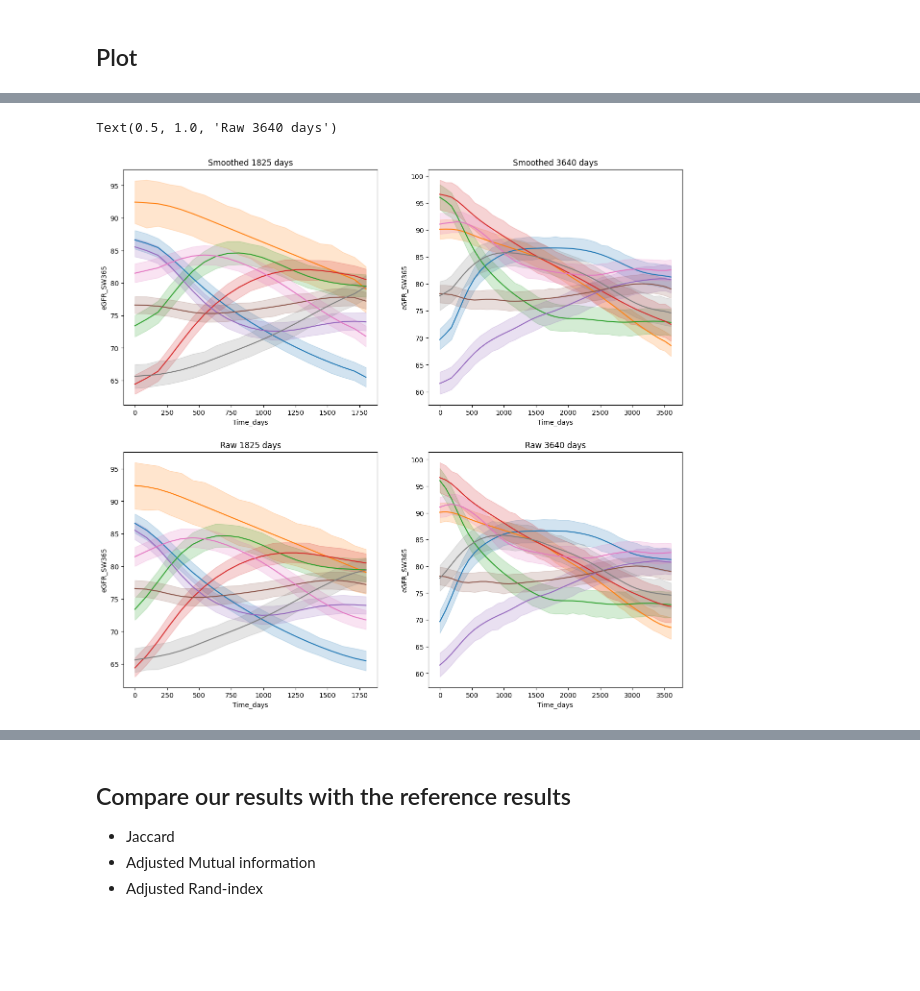
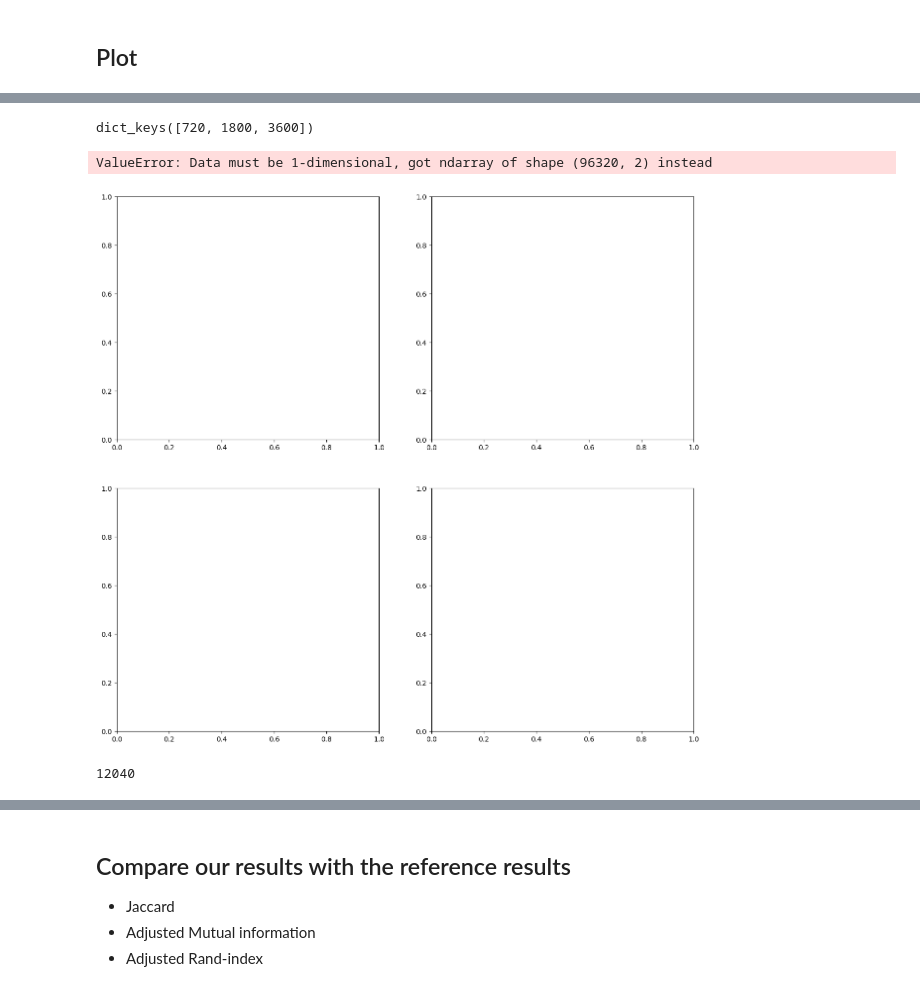
Before and after one commit to bramiozo/TimEx, a Jupyter notebook: sandbox/AKI_crossectional.ipynb, the cells around one changed output, grey strips where cells are left out. Drawn from its saved outputs; the diff is of its cells as text; code cells hidden in the pictures; blank space fills up the shorter version.

```diff
--- a/sandbox/AKI_crossectional.ipynb
+++ b/sandbox/AKI_crossectional.ipynb
@@ -108,3 +92,5 @@ ts_data
+# %%
+ts_data.ID = ts_data.ID.astype('int64')
 # %%
 # load pre-selection
 #ts_data = pd.read_parquet("./Bram_v2/test_data.parquet")
@@ -115,6 +127,6 @@ ts_data
 # %%
 ID_COL = "ID"
-VAL_COL = "eGFR_SW365"
+VAL_COL = "eGFR_int"
 TIME_COL = "Time_days"
 # %%
 ts_data = ts_data[[ID_COL, VAL_COL, TIME_COL]]
@@ -147,27 +159,27 @@ ts_data[TIME_COL]= ts_data[TIME_COL] - time_offset
 # TODONE: just group by; check time resolution unit -> might be multiple measurement per minimum timeunit (e.g. multiple measurements per day)
 # TODONE: add option to get_filtered_df to select based on closedness to first AKI
 # %%
-RangeList = [1825, 3640] #+ list(np.arange(1*365,10*365, 365))
+RangeList = [720, 1800, 3600] #+ list(np.arange(1*365,10*365, 365))
 
 WINDOW_SIZE = 3 # for smoothing
 MIN_MEASUREMENTS_PER_YEAR = 0.
-SMOOTHING_TYPE = 'rolling_mean' #'gaussian_kernel' # rolling_mean or gaussian_kernel
+SMOOTHING_TYPE = 'gaussian_kernel' #'gaussian_kernel' # rolling_mean or gaussian_kernel
 STANDARDIZE_TYPE = 'minmax'
 TIME_RESOLUTION = 90 # in days, for interpolation.
-CLUSTER_NUM_LIST = [2,3,4,5,6,7,8]
+CLUSTER_NUM_LIST = [4,8,16,32]
 NUM_BEFORE_FIRST_AKI = 0 # NBFA
 NUM_SKIP = 1 # NS
-TEST = False
+TEST = True
 keep_t0_value = True
 WRITE_OUT_PREPPED = False
 
 custom_features = True # [X]
-tsfresh_features = False
-catch22_features = True # [X]
-cesium_features = False
-antropy_features = True # [X]
-nolds_features = False
-katz_features = False
+tsfresh_features = False # [X]
+catch22_features = False # [X]
+cesium_features = False # [X]
+antropy_features = False # [X]
+nolds_features = False # [X]
+katz_features = True
 tsfel_features = False
 
 SEL_BEFORE_AKI = False
@@ -726,12 +750,16 @@ for period in tqdm(CrossSectDict.keys()):
                     how='left',
                     suffixes = ('', f'_{preptype}')
                 )
+# %%
+RangeDFDict_smoothed['raw'].keys()
+# %% [output]
+dict_keys([720, 1800, 3600])
 # %%
 #sns.color_palette("tab10")
 
 fig, ax = plt.subplots(figsize=(15, 14), ncols=2, nrows=2)
 
-sns.lineplot(data=RangeDFDict_smoothed['raw'][1825],
+sns.lineplot(data=RangeDFDict_smoothed['raw'][720],
              x=TIME_COL,
              y=VAL_COL,
              hue='cluster_8_merged',
@@ -742,7 +770,7 @@ sns.lineplot(data=RangeDFDict_smoothed['raw'][1825],
              ax=ax[0,0]
              )
 
-sns.lineplot(data=RangeDFDict_smoothed['raw'][3640],
+sns.lineplot(data=RangeDFDict_smoothed['raw'][3600],
              x=TIME_COL,
              y=VAL_COL,
              hue='cluster_8_merged',
@@ -750,36 +778,40 @@ sns.lineplot(data=RangeDFDict_smoothed['raw'][3640],
              errorbar='ci',
              palette="tab10",
              legend=False,
              ax=ax[0,1]
              )
 
-sns.lineplot(data=RangeDFDict['raw'][1825],
+sns.lineplot(data=RangeDFDict['raw'][720],
              x=TIME_COL,
              y=VAL_COL,
              hue='cluster_8_merged',
              err_style='band',
              errorbar='ci',
              palette="tab10",
              legend=False,
              ax=ax[1,0]
              )
 
-sns.lineplot(data=RangeDFDict['raw'][3640],
+sns.lineplot(data=RangeDFDict['raw'][3600],
              x=TIME_COL,
              y=VAL_COL,
              hue='cluster_8_merged',
              err_style='band',
              errorbar='ci',
              palette="tab10",
              legend=False,
              ax=ax[1,1]
              )
 ax[0,0].set_title("Smoothed 1825 days")
 ax[0,1].set_title("Smoothed 3640 days")
 ax[1,0].set_title("Raw 1825 days")
 ax[1,1].set_title("Raw 3640 days")
 # %% [output]
-Text(0.5, 1.0, 'Raw 3640 days')
+ValueError: Data must be 1-dimensional, got ndarray of shape (96320, 2) instead
-[figure, old version]
+[figure, new version]
+# %%
+RangeDFDict_smoothed['raw'][720].ID.nunique()
+# %% [output]
+12040
 # %%
 # select maximally 50 patients per cluster
```
Also changed, not shown: parts of 20 cells of this notebook, 1 other file.
